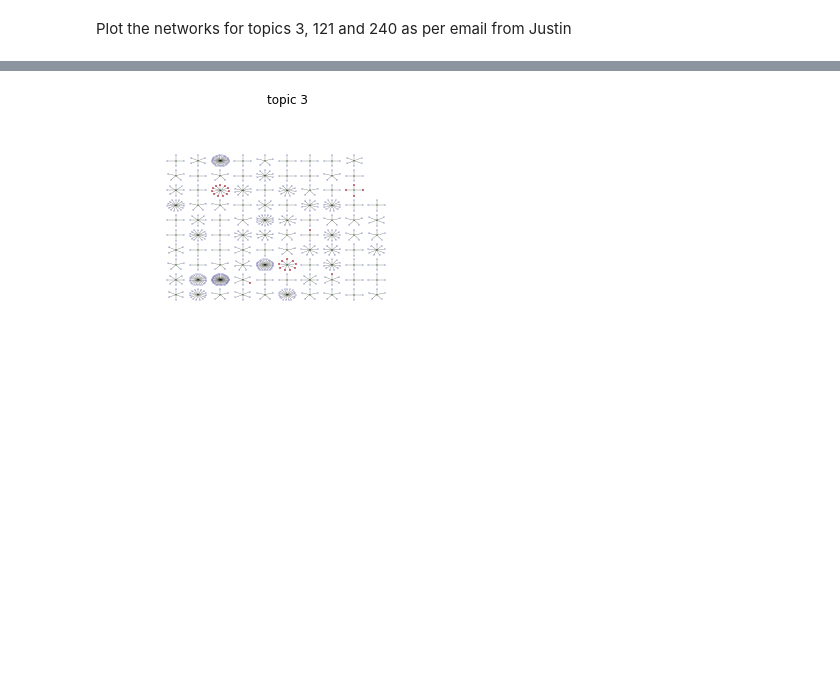
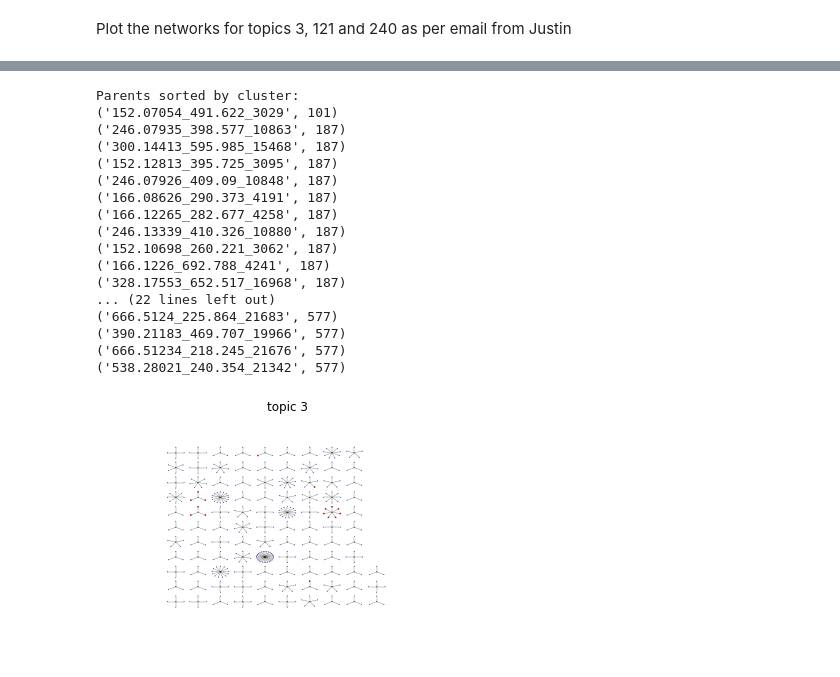
Before and after one commit to sdrogers/MS2LDA, a Jupyter notebook: notebooks/cosine_network_notebook.ipynb, the cells around one changed output, grey strips where cells are left out. Saved outputs shown, nothing was run; the diff lists cells and outputs as text; code cells hidden in the pictures; blank space fills up the shorter version.

Commit message:
added list of cluster membership
Former-commit-id: 64c21c15a573b69b56b418c2853884ea1a08d137
Former-commit-id: 38883bedc5e9d3854a3c06a20008b38780ec6c06

```diff
--- a/notebooks/cosine_network_notebook.ipynb
+++ b/notebooks/cosine_network_notebook.ipynb
@@ -7,7 +7,12 @@ import pylab as plt
 <p>Put fragment file path here...</p>
 # %%
 fragment_file = '../input/final/Beer_3_full1_5_2E5_pos_fragments.csv'
+loss_file = None
+# loss_file = '../input/final/Beer_3_full1_5_2E5_pos_losses.csv'
 data = pd.DataFrame.from_csv(fragment_file)
+if loss_file != None:
+    loss_data = pd.DataFrame.from_csv(loss_file)
+    data = pd.concat((data,loss_data),axis=0)
 # %% [markdown]
 <p>Swap the NaNs for zeros. Turn into a numpy array and grab the parent names</p>
 # %%
@@ -62,7 +67,7 @@ from networkx.algorithms import bipartite
 # %% [markdown]
 <p>create the networkx graph object. Note that clusters with fewer than min_size_to_plot members are not plotted</p>
 # %%
-min_size_to_plot = 4
+min_size_to_plot = 3
 node_no = 0
 G = nx.Graph()
 uc = np.unique(clustering)
@@ -121,6 +126,19 @@ def draw_network(G,pos,C,P,interest_nodes,output_name,title):
     plt.title(title)
     plt.axis('off')
     plt.savefig(output_name)
+# %%
+def disp_clusters(clustering,ions_of_interest,peak_names):
+    peak_clusters = {}
+    for i in ions_of_interest:
+        pos = [j for j,n in enumerate(peak_names) if n == i][0]
+        peak_clusters[i] = clustering[pos]
+
+    import operator
+    sorted_dict = sorted(peak_clusters.items(),key = operator.itemgetter(1))
+
+    print "Parents sorted by cluster:"
+    for i in sorted_dict:
+        print i
 # %% [markdown]
 <p>Plot the networks for topics 3, 121 and 240 as per email from Justin</p>
 # %%
@@ -163,34 +199,52 @@ ions_of_interest_3 = ['314.15894_851.554_16340',
 '390.21183_469.707_19966',
 '246.07926_409.09_10848',
 '246.07935_398.577_10863',
 '314.15956_409.09_16346',
 '152.12813_395.725_3095',
 '138.09137_459.598_2061',
 '138.04915_482.766_1990',
 '138.04296_484.002_1973',
 '152.0376_389.139_2963',
 '180.13823_1067.42_5365',
 '152.10695_198.223_3045',
 '152.10698_260.221_3062',
 '300.14413_595.985_15468',
 '166.1226_692.788_4241',
 '121.06478_699.082_792',
 '121.06479_260.221_799',
 '246.13339_410.326_10880',
 '471.23791_207.077_20922',
 '318.15479_432.107_16447',
 '404.20663_240.354_20189',
 '314.13861_269.685_16325',
 '166.12265_282.677_4258',
 '166.08626_290.373_4191',
 '152.07054_491.622_3029',
 '166.08628_377.302_4202',
 '166.04983_421.989_4119',
 '180.10186_355.669_5307']
 interest_nodes = [n for i,n in peak_nodes.items() if i in ions_of_interest_3]
 draw_network(G,pos,C,P,interest_nodes,'euclidean_3.pdf','topic 3')
+disp_clusters(clustering,ions_of_interest_3,peak_names)
 # %% [output]
+Parents sorted by cluster:
+('152.07054_491.622_3029', 101)
+('246.07935_398.577_10863', 187)
+('300.14413_595.985_15468', 187)
+('152.12813_395.725_3095', 187)
+('246.07926_409.09_10848', 187)
+('166.08626_290.373_4191', 187)
+('166.12265_282.677_4258', 187)
+('246.13339_410.326_10880', 187)
+('152.10698_260.221_3062', 187)
+('166.1226_692.788_4241', 187)
+('328.17553_652.517_16968', 187)
+... (22 lines left out)
+('666.5124_225.864_21683', 577)
+('390.21183_469.707_19966', 577)
+('666.51234_218.245_21676', 577)
+('538.28021_240.354_21342', 577)
-[figure, old version]
+[figure, new version]
 # %%
 ions_of_interest_240 = ['414.19697_313.227_20264',
 '1026.3715_663.894_21884',
```
Also changed, not shown: parts of 3 cells of this notebook.
